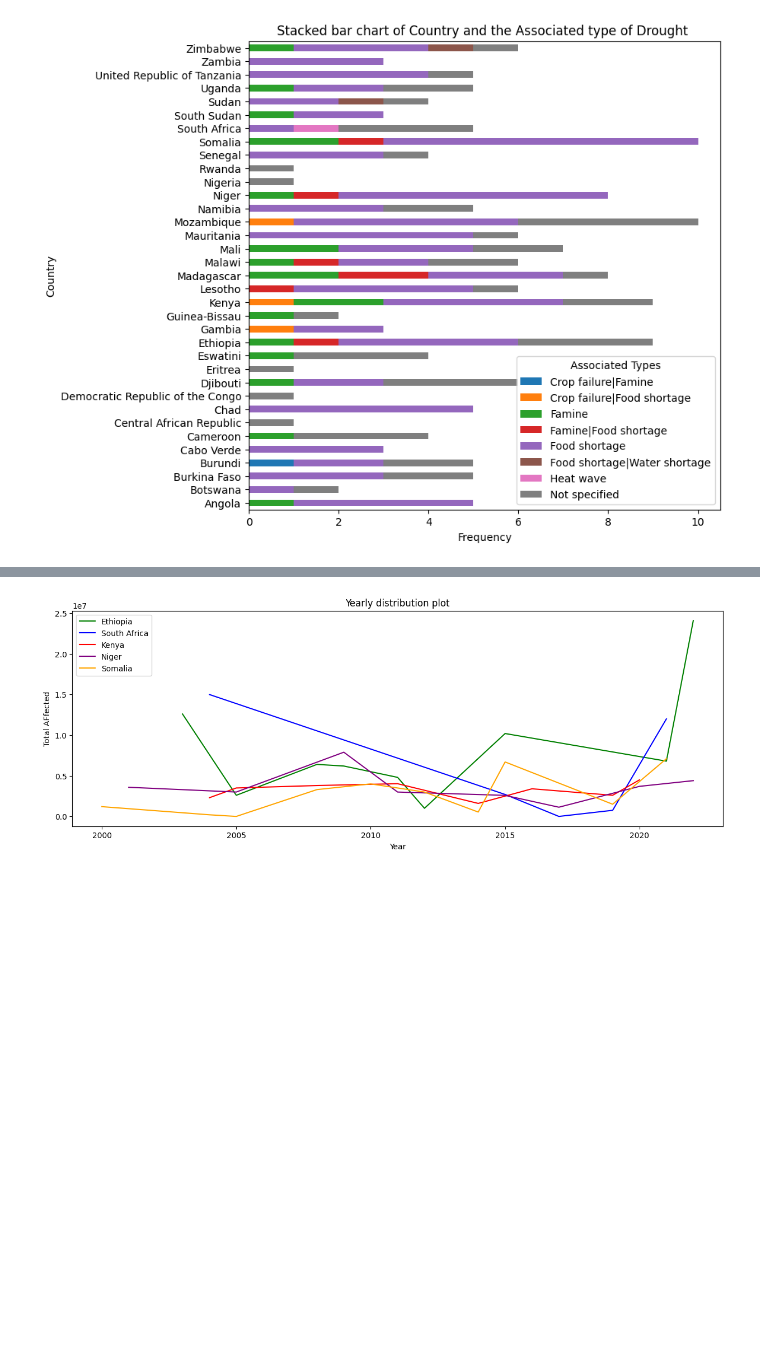
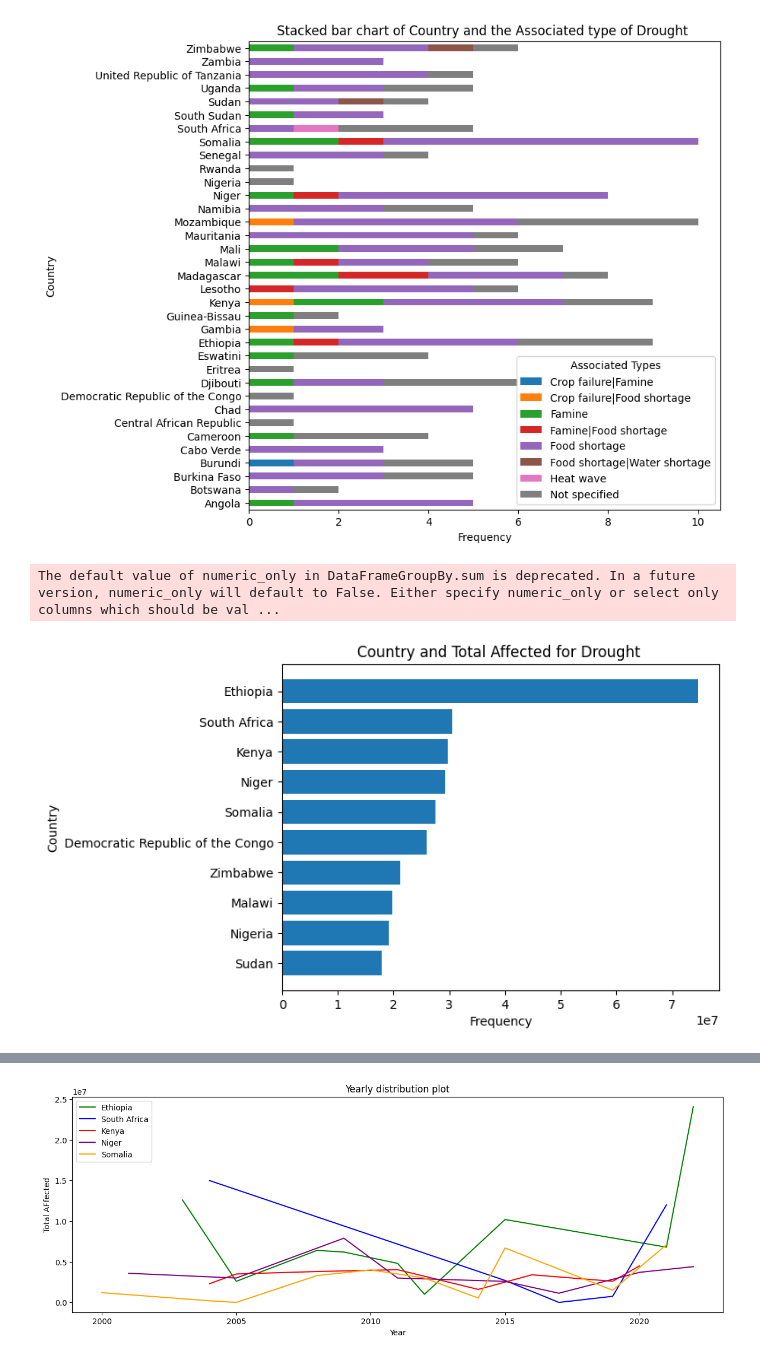
Before and after one commit to Shayee0778/Hamoye-Model-Maker, a Jupyter notebook: Model_makers_Premiere_project.ipynb, the cells around one changed output, grey strips where cells are left out. Cells and saved outputs as stored; diff of their text form; code cells hidden in the pictures; blank space fills up the shorter version.

```diff
--- a/Model_makers_Premiere_project.ipynb
+++ b/Model_makers_Premiere_project.ipynb
@@ -824,3 +828,16 @@ plt.show()
+# %%
+#barchart to show the Total Damages spent on disaster
+country_with_high_affected = df.groupby('Country')[['Country', "Total Affected"]].sum()\
+.sort_values(by="Total Affected").reset_index().tail(10)
+plt.barh(country_with_high_affected['Country'], country_with_high_affected['Total Affected'])
+##country_with_high_affected.plot(kind="barh", figsize=(8, 8) )
+plt.title('Country and Total Affected for Drought ')
+plt.xlabel('Frequency')
+plt.ylabel('Country')
+plt.show()
+# %% [output]
+The default value of numeric_only in DataFrameGroupBy.sum is deprecated. In a future version, numeric_only will default to False. Either specify numeric_only or select only columns which should be val ...
+[figure, added]
 # %%
 #barchart to show the Total Damages spent on disaster
 country_with_high_death = df.groupby('Country')[['Country', "Total Deaths"]].sum()\
```
Also changed, not shown: parts of 12 cells of this notebook.
